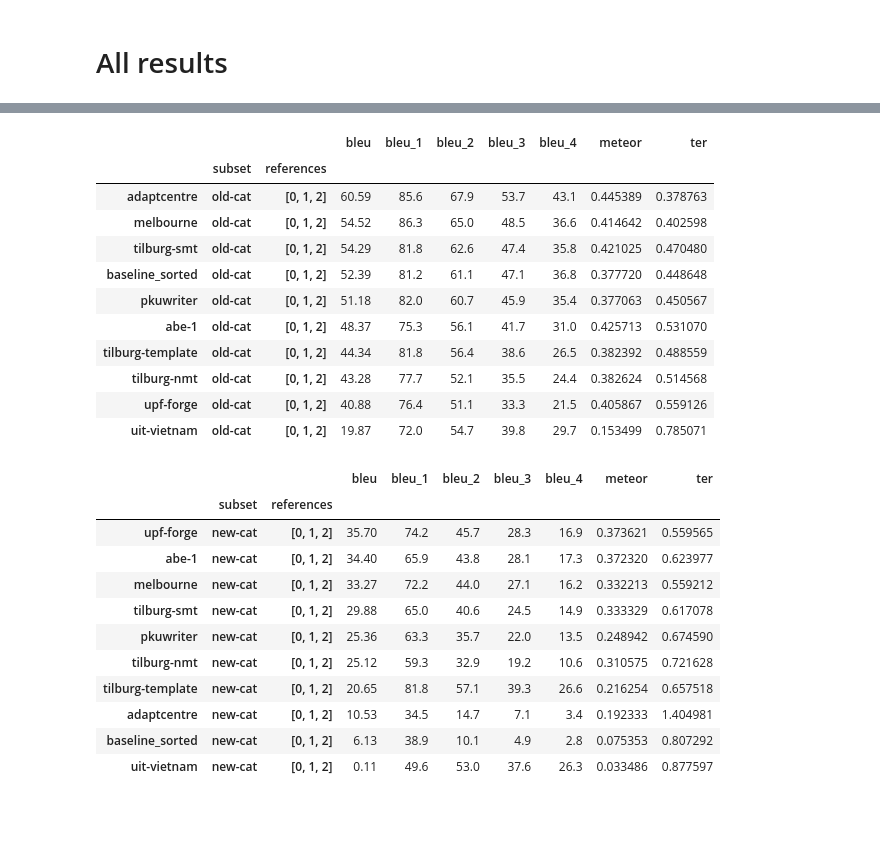
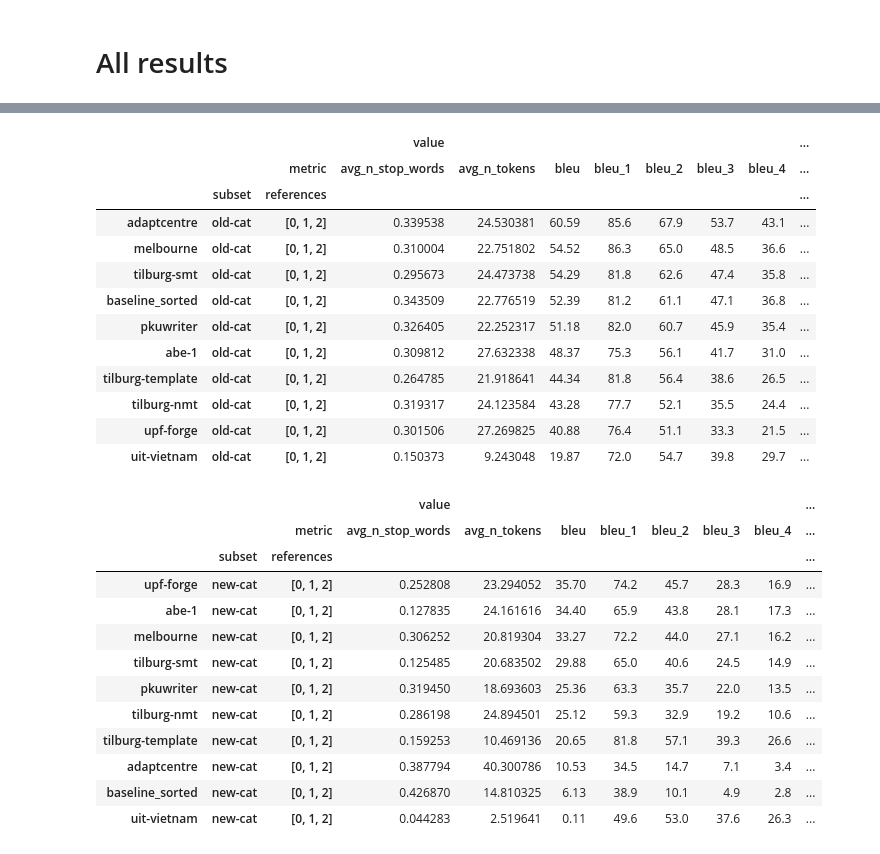
Before and after one commit to abevieiramota/masters, a Jupyter notebook: notebook/00 - Automatic evaluation.ipynb, the cells around one changed output, grey strips where cells are left out. Drawn from its saved outputs; the diff is of its cells as text; code cells hidden in the pictures; blank space fills up the shorter version.

```diff
--- a/notebook/00 - Automatic evaluation.ipynb
+++ b/notebook/00 - Automatic evaluation.ipynb
@@ -203,8 +218,3 @@ rolando maran manages a . c . chievo verona .
 ## Tilb-NMT
 
 <a href="../data/models/tilburg-nmt/report.pdf">report</a>
-# %%
-out_filepath = evaluate_system('tilburg-nmt')
-
-df = pd.read_csv(out_filepath)
-df
@@ -235,8 +249,3 @@ weymouth sands was preceded by a glastonbury romance .
 the manager of a.c. chievo verona is rolando maran .
 # %% [markdown]
 ## Baseline
-# %%
-out_filepath = evaluate_system('baseline_sorted')
-
-df = pd.read_csv(out_filepath)
-df
@@ -269,8 +282,3 @@ the manager of a . c . chievo verona is rolando maran .
 ## Adapt
 
 <a href="../data/models/adaptcentre/WebNLG_system.pdf">report</a>
-# %%
-out_filepath = evaluate_system('adaptcentre')
-
-df = pd.read_csv(out_filepath)
-df
@@ -303,8 +315,3 @@ the manager of a.c . chievo verona is rolando maran .
 ## UIT-VNU
 
 <a href="../data/models/uit-vietnam/Phong-Nguyen-Tran_Dang-Tuan-Nguyen.docx">report</a>
-# %%
-out_filepath = evaluate_system('uit-vietnam')
-
-df = pd.read_csv(out_filepath)
-df
@@ -371,30 +365,32 @@ df.loc[(slice(None), 'all-cat', '[0, 1, 2]'), :].sort_values('bleu', ascending=F
 # %%
-df.loc[(slice(None), 'old-cat', '[0, 1, 2]'), :].sort_values('bleu', ascending=False)
+df.loc[(slice(None), 'old-cat', '[0, 1, 2]'), :].unstack().sort_values(('value', 'bleu'), ascending=False)
 # %% [output]
-|  |  |  | bleu | bleu_1 | bleu_2 | bleu_3 | bleu_4 | meteor | ter |
-|  | subset | references |  |  |  |  |  |  |  |
-| adaptcentre | old-cat | [0, 1, 2] | 60.59 | 85.6 | 67.9 | 53.7 | 43.1 | 0.445389 | 0.378763 |
-| melbourne | old-cat | [0, 1, 2] | 54.52 | 86.3 | 65.0 | 48.5 | 36.6 | 0.414642 | 0.402598 |
-| tilburg-smt | old-cat | [0, 1, 2] | 54.29 | 81.8 | 62.6 | 47.4 | 35.8 | 0.421025 | 0.470480 |
-| baseline_sorted | old-cat | [0, 1, 2] | 52.39 | 81.2 | 61.1 | 47.1 | 36.8 | 0.377720 | 0.448648 |
-| pkuwriter | old-cat | [0, 1, 2] | 51.18 | 82.0 | 60.7 | 45.9 | 35.4 | 0.377063 | 0.450567 |
-| abe-1 | old-cat | [0, 1, 2] | 48.37 | 75.3 | 56.1 | 41.7 | 31.0 | 0.425713 | 0.531070 |
-| tilburg-template | old-cat | [0, 1, 2] | 44.34 | 81.8 | 56.4 | 38.6 | 26.5 | 0.382392 | 0.488559 |
-| tilburg-nmt | old-cat | [0, 1, 2] | 43.28 | 77.7 | 52.1 | 35.5 | 24.4 | 0.382624 | 0.514568 |
-| upf-forge | old-cat | [0, 1, 2] | 40.88 | 76.4 | 51.1 | 33.3 | 21.5 | 0.405867 | 0.559126 |
-| uit-vietnam | old-cat | [0, 1, 2] | 19.87 | 72.0 | 54.7 | 39.8 | 29.7 | 0.153499 | 0.785071 |
+|  |  |  | value |  |  |  |  |  |  | ... |
+|  |  | metric | avg_n_stop_words | avg_n_tokens | bleu | bleu_1 | bleu_2 | bleu_3 | bleu_4 | ... |
+|  | subset | references |  |  |  |  |  |  |  | ... |
+| adaptcentre | old-cat | [0, 1, 2] | 0.339538 | 24.530381 | 60.59 | 85.6 | 67.9 | 53.7 | 43.1 | ... |
+| melbourne | old-cat | [0, 1, 2] | 0.310004 | 22.751802 | 54.52 | 86.3 | 65.0 | 48.5 | 36.6 | ... |
+| tilburg-smt | old-cat | [0, 1, 2] | 0.295673 | 24.473738 | 54.29 | 81.8 | 62.6 | 47.4 | 35.8 | ... |
+| baseline_sorted | old-cat | [0, 1, 2] | 0.343509 | 22.776519 | 52.39 | 81.2 | 61.1 | 47.1 | 36.8 | ... |
+| pkuwriter | old-cat | [0, 1, 2] | 0.326405 | 22.252317 | 51.18 | 82.0 | 60.7 | 45.9 | 35.4 | ... |
+| abe-1 | old-cat | [0, 1, 2] | 0.309812 | 27.632338 | 48.37 | 75.3 | 56.1 | 41.7 | 31.0 | ... |
+| tilburg-template | old-cat | [0, 1, 2] | 0.264785 | 21.918641 | 44.34 | 81.8 | 56.4 | 38.6 | 26.5 | ... |
+| tilburg-nmt | old-cat | [0, 1, 2] | 0.319317 | 24.123584 | 43.28 | 77.7 | 52.1 | 35.5 | 24.4 | ... |
+| upf-forge | old-cat | [0, 1, 2] | 0.301506 | 27.269825 | 40.88 | 76.4 | 51.1 | 33.3 | 21.5 | ... |
+| uit-vietnam | old-cat | [0, 1, 2] | 0.150373 | 9.243048 | 19.87 | 72.0 | 54.7 | 39.8 | 29.7 | ... |
 # %%
-df.loc[(slice(None), 'new-cat', '[0, 1, 2]'), :].sort_values('bleu', ascending=False)
+df.loc[(slice(None), 'new-cat', '[0, 1, 2]'), :].unstack().sort_values(('value', 'bleu'), ascending=False)
 # %% [output]
-|  |  |  | bleu | bleu_1 | bleu_2 | bleu_3 | bleu_4 | meteor | ter |
-|  | subset | references |  |  |  |  |  |  |  |
-| upf-forge | new-cat | [0, 1, 2] | 35.70 | 74.2 | 45.7 | 28.3 | 16.9 | 0.373621 | 0.559565 |
-| abe-1 | new-cat | [0, 1, 2] | 34.40 | 65.9 | 43.8 | 28.1 | 17.3 | 0.372320 | 0.623977 |
-| melbourne | new-cat | [0, 1, 2] | 33.27 | 72.2 | 44.0 | 27.1 | 16.2 | 0.332213 | 0.559212 |
-| tilburg-smt | new-cat | [0, 1, 2] | 29.88 | 65.0 | 40.6 | 24.5 | 14.9 | 0.333329 | 0.617078 |
-| pkuwriter | new-cat | [0, 1, 2] | 25.36 | 63.3 | 35.7 | 22.0 | 13.5 | 0.248942 | 0.674590 |
-| tilburg-nmt | new-cat | [0, 1, 2] | 25.12 | 59.3 | 32.9 | 19.2 | 10.6 | 0.310575 | 0.721628 |
-| tilburg-template | new-cat | [0, 1, 2] | 20.65 | 81.8 | 57.1 | 39.3 | 26.6 | 0.216254 | 0.657518 |
-| adaptcentre | new-cat | [0, 1, 2] | 10.53 | 34.5 | 14.7 | 7.1 | 3.4 | 0.192333 | 1.404981 |
-| baseline_sorted | new-cat | [0, 1, 2] | 6.13 | 38.9 | 10.1 | 4.9 | 2.8 | 0.075353 | 0.807292 |
-| uit-vietnam | new-cat | [0, 1, 2] | 0.11 | 49.6 | 53.0 | 37.6 | 26.3 | 0.033486 | 0.877597 |
+|  |  |  | value |  |  |  |  |  |  | ... |
+|  |  | metric | avg_n_stop_words | avg_n_tokens | bleu | bleu_1 | bleu_2 | bleu_3 | bleu_4 | ... |
+|  | subset | references |  |  |  |  |  |  |  | ... |
+| upf-forge | new-cat | [0, 1, 2] | 0.252808 | 23.294052 | 35.70 | 74.2 | 45.7 | 28.3 | 16.9 | ... |
+| abe-1 | new-cat | [0, 1, 2] | 0.127835 | 24.161616 | 34.40 | 65.9 | 43.8 | 28.1 | 17.3 | ... |
+| melbourne | new-cat | [0, 1, 2] | 0.306252 | 20.819304 | 33.27 | 72.2 | 44.0 | 27.1 | 16.2 | ... |
+| tilburg-smt | new-cat | [0, 1, 2] | 0.125485 | 20.683502 | 29.88 | 65.0 | 40.6 | 24.5 | 14.9 | ... |
+| pkuwriter | new-cat | [0, 1, 2] | 0.319450 | 18.693603 | 25.36 | 63.3 | 35.7 | 22.0 | 13.5 | ... |
+| tilburg-nmt | new-cat | [0, 1, 2] | 0.286198 | 24.894501 | 25.12 | 59.3 | 32.9 | 19.2 | 10.6 | ... |
+| tilburg-template | new-cat | [0, 1, 2] | 0.159253 | 10.469136 | 20.65 | 81.8 | 57.1 | 39.3 | 26.6 | ... |
+| adaptcentre | new-cat | [0, 1, 2] | 0.387794 | 40.300786 | 10.53 | 34.5 | 14.7 | 7.1 | 3.4 | ... |
+| baseline_sorted | new-cat | [0, 1, 2] | 0.426870 | 14.810325 | 6.13 | 38.9 | 10.1 | 4.9 | 2.8 | ... |
+| uit-vietnam | new-cat | [0, 1, 2] | 0.044283 | 2.519641 | 0.11 | 49.6 | 53.0 | 37.6 | 26.3 | ... |
```
Also changed, not shown: parts of 24 cells of this notebook, 11 other files.
